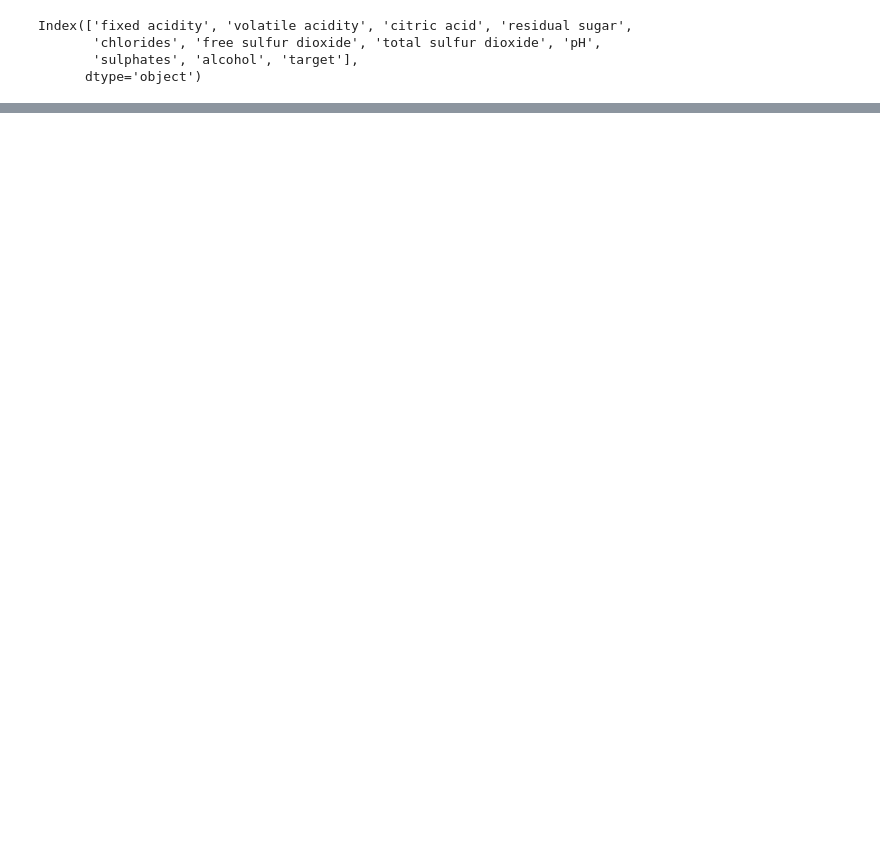
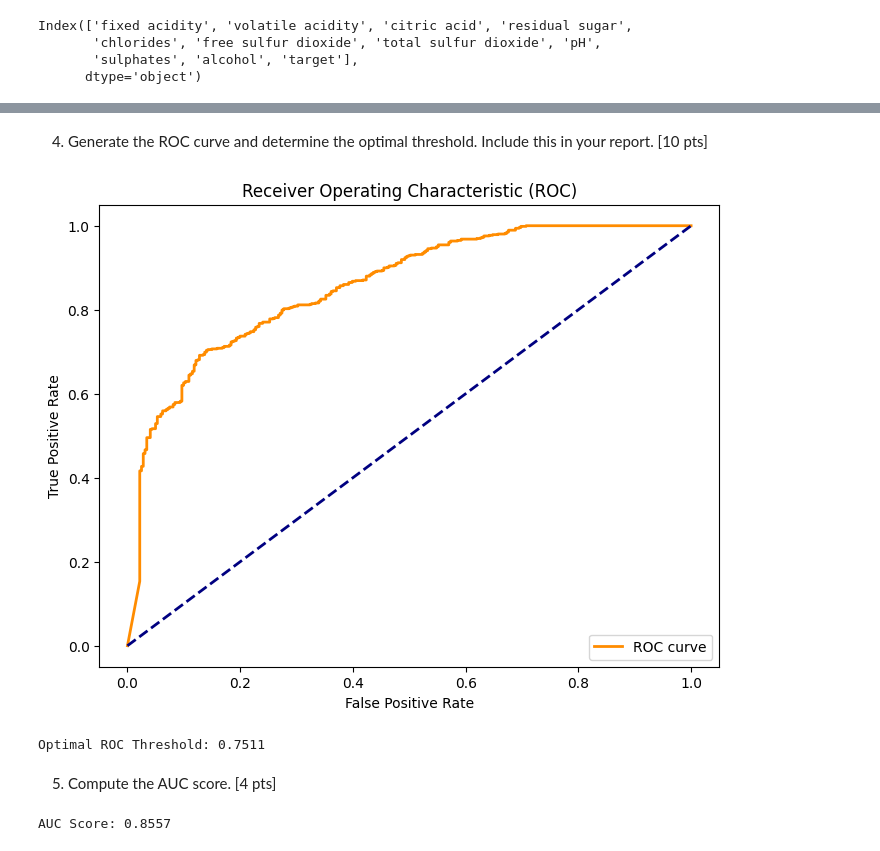
Before and after one commit to Cubin1215/Data300_project1, a Jupyter notebook: Azad_Pranav_assignment1.ipynb, the cells around one changed output, grey strips where cells are left out. Saved outputs shown, nothing was run; the diff lists cells and outputs as text; code cells hidden in the pictures; blank space fills up the shorter version.

```diff
--- a/Azad_Pranav_assignment1.ipynb
+++ b/Azad_Pranav_assignment1.ipynb
@@ -600,0 +785,24 @@ KeyError: "['quality'] not found in axis"
+# %%
+# Initialize the model instance
+knn = KNN_Classifier()
+
+# Define the hyperparameter grid
+param_grid = {
+    'n_neighbors': [1, 5, 9, 11],
+    'distance': ['euclidean', 'manhattan'],
+    'weights': ['uniform', 'distance']
+}
+
+# Running sFold Cross-Validation
+
+cv_results = sFold(
+    folds=5,
+    data=X_train,
+    labels=Y_train,
+    model=knn,
+    error_function=f1_score,
+    **param_grid
+)
+
+print("Best Parameters:", cv_results['best_params'])
+print("Best Average F1 Score:", cv_results['Average error'])
@@ -600,0 +862,33 @@ KeyError: "['quality'] not found in axis"
+# %% [markdown]
+4. Generate the ROC curve and determine the optimal threshold. Include
+this in your report. [10 pts]
+# %%
+# ROC Curve & Optimal Threshold
+fpr, tpr, roc_thresholds = roc_curve(Y_test, y_scores_test)
+
+# Plot
+plt.figure(figsize=(8, 6))
+plt.plot(fpr, tpr, color='darkorange', lw=2, label='ROC curve')
+plt.plot([0, 1], [0, 1], color='navy', lw=2, linestyle='--')
+plt.xlabel('False Positive Rate')
+plt.ylabel('True Positive Rate')
+plt.title('Receiver Operating Characteristic (ROC)')
+plt.legend(loc="lower right")
+plt.show()
+
+# Optimal Threshold (Youden's J statistic = TPR - FPR)
+J = tpr - fpr
+optimal_idx = np.argmax(J)
+optimal_threshold_roc = roc_thresholds[optimal_idx]
+print(f"Optimal ROC Threshold: {optimal_threshold_roc:.4f}")
+# %% [output]
+[figure, added]
+Optimal ROC Threshold: 0.7511
+# %% [markdown]
+5. Compute the AUC score. [4 pts]
+# %%
+
+auc = auc_roc(Y_test, y_scores_test)
+print(f"AUC Score: {auc:.4f}")
+# %% [output]
+AUC Score: 0.8557
```
Also changed, not shown: parts of 22 cells of this notebook.
